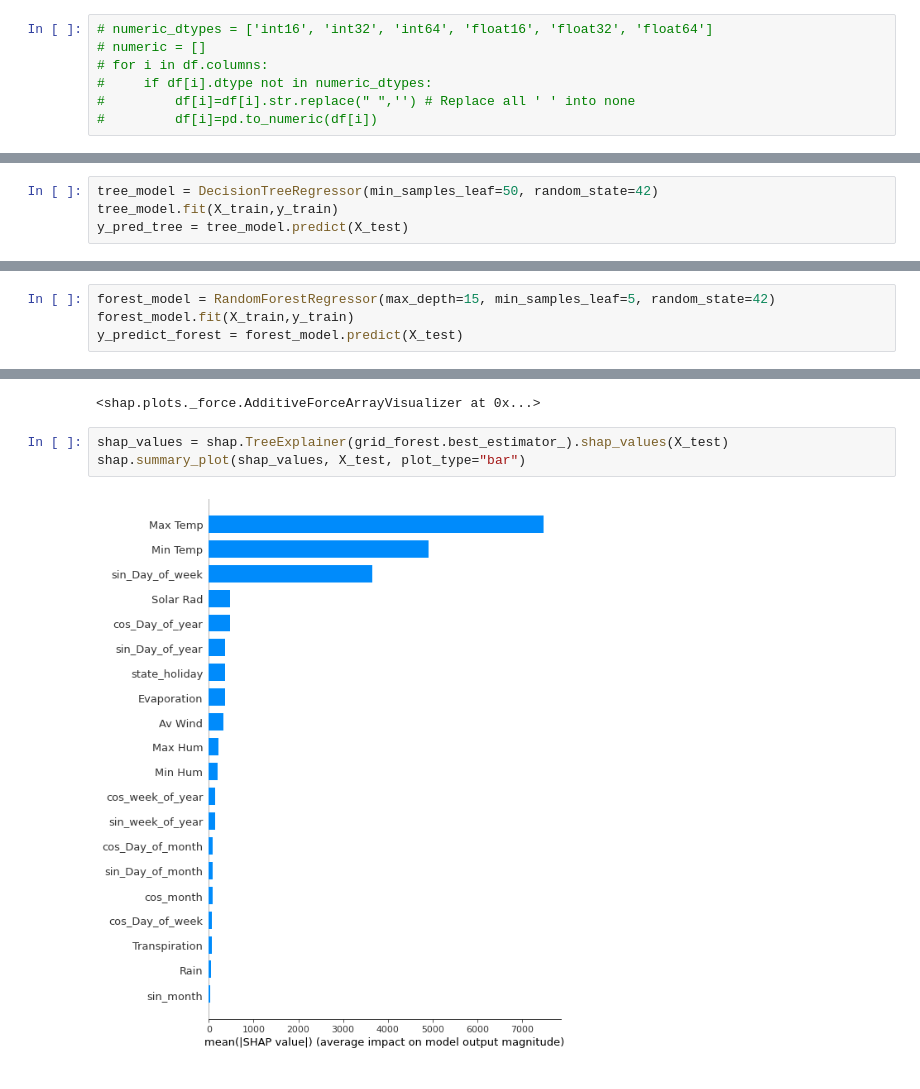
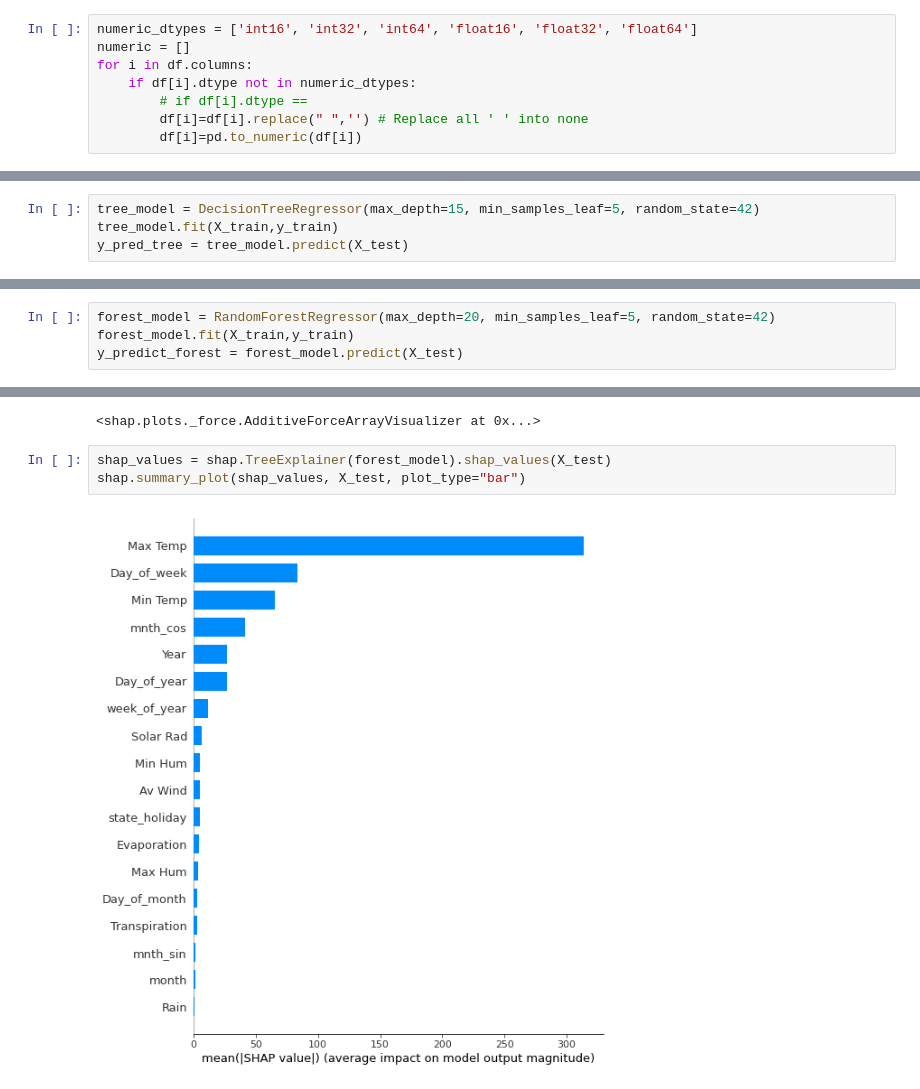
Before and after one commit to UWADSCapstoneUnit/Energy-Usage-Prediction-Project, a Jupyter notebook: Zheyu/Model/Max_demand/Max_demand.ipynb, the cells around one changed output, grey strips where cells are left out. Saved outputs shown, nothing was run; the diff lists cells and outputs as text.

```diff
--- a/Zheyu/Model/Max_demand/Max_demand.ipynb
+++ b/Zheyu/Model/Max_demand/Max_demand.ipynb
@@ -61,9 +61,10 @@ df.head(100)
 # %% [markdown]
 ## Data Cleaning
 # %%
-# numeric_dtypes = ['int16', 'int32', 'int64', 'float16', 'float32', 'float64']
-# numeric = []
-# for i in df.columns:
-#     if df[i].dtype not in numeric_dtypes:
-#         df[i]=df[i].str.replace(" ",'') # Replace all ' ' into none
-#         df[i]=pd.to_numeric(df[i])
+numeric_dtypes = ['int16', 'int32', 'int64', 'float16', 'float32', 'float64']
+numeric = []
+for i in df.columns:
+    if df[i].dtype not in numeric_dtypes:
+        # if df[i].dtype ==
+        df[i]=df[i].replace(" ",'') # Replace all ' ' into none
+        df[i]=pd.to_numeric(df[i])
@@ -192,5 +211,5 @@ Fitting 3 folds for each of 12 candidates, totalling 36 fits
 # %%
-tree_model = DecisionTreeRegressor(min_samples_leaf=50, random_state=42)
+tree_model = DecisionTreeRegressor(max_depth=15, min_samples_leaf=5, random_state=42)
 tree_model.fit(X_train,y_train)
 y_pred_tree = tree_model.predict(X_test)
 # %%
@@ -306,5 +351,5 @@ Fitting 3 folds for each of 12 candidates, totalling 36 fits
 # %%
-forest_model = RandomForestRegressor(max_depth=15, min_samples_leaf=5, random_state=42)
+forest_model = RandomForestRegressor(max_depth=20, min_samples_leaf=5, random_state=42)
 forest_model.fit(X_train,y_train)
 y_predict_forest = forest_model.predict(X_test)
 # %%
@@ -415,10 +457,10 @@ shap.force_plot(explainer.expected_value, shap_values,X_test)
 # %% [output]
 <shap.plots._force.AdditiveForceArrayVisualizer at 0x...>
 # %%
-shap_values = shap.TreeExplainer(grid_forest.best_estimator_).shap_values(X_test)
+shap_values = shap.TreeExplainer(forest_model).shap_values(X_test)
 shap.summary_plot(shap_values, X_test, plot_type="bar")
 # %% [output]
-[figure, old version]
+[figure, new version]
 # %%
 shap.summary_plot(shap_values, X_test)
 # %% [output]
```
Also changed, not shown: parts of 18 cells of this notebook.
